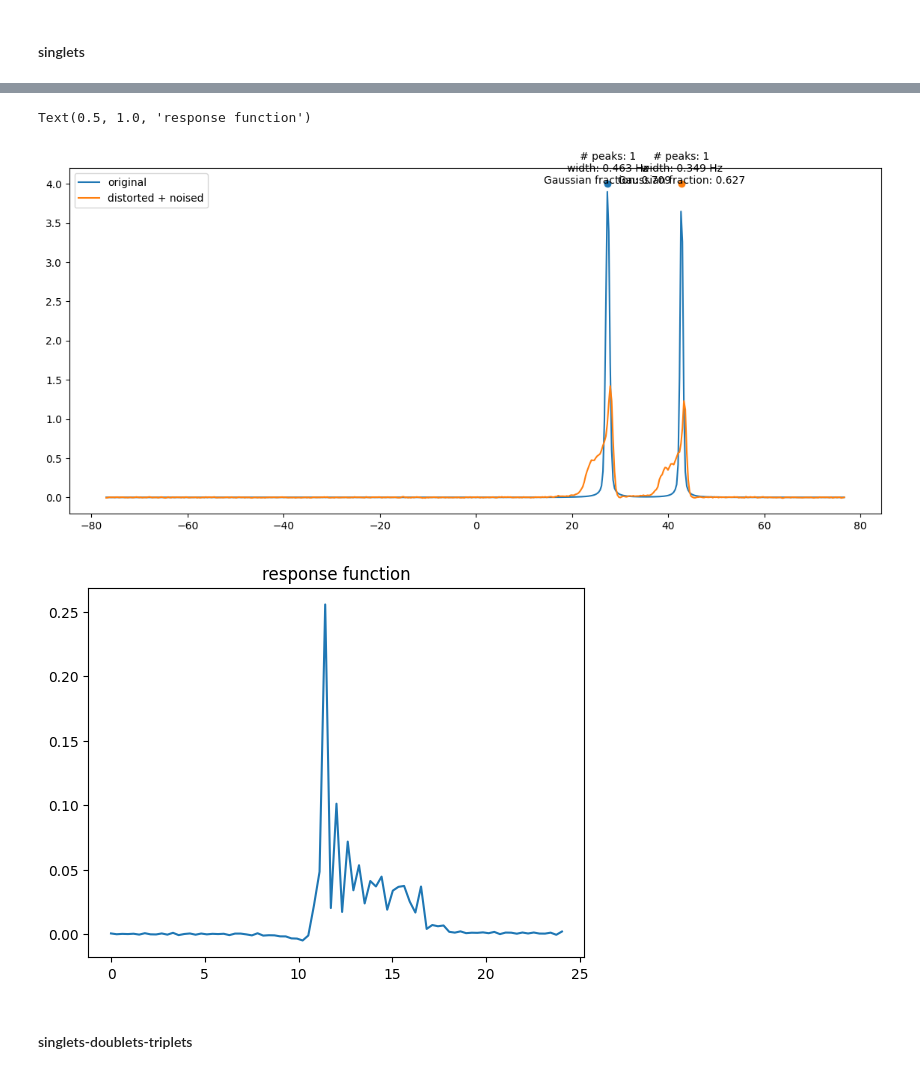
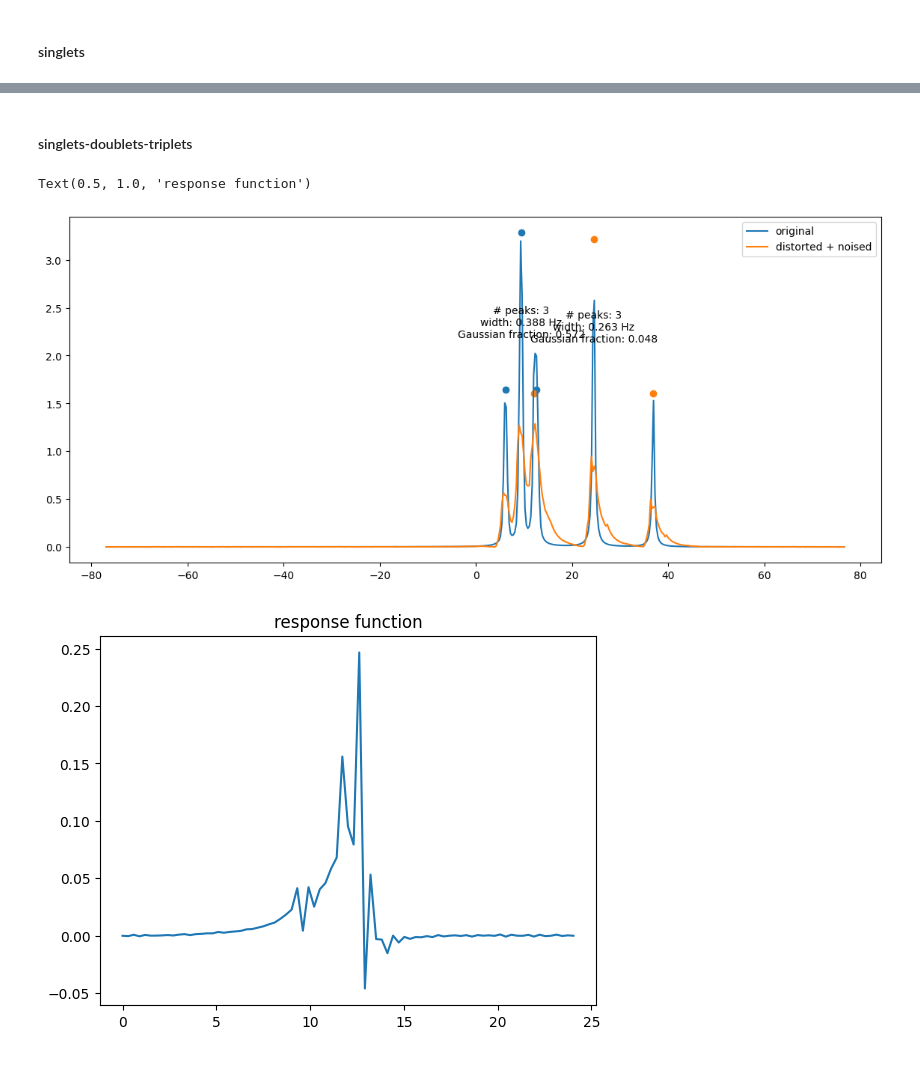
Before and after one commit to center4ml/shimnet, a Jupyter notebook: Workshop_Colab_notebooks/ShimNet_workshop3.ipynb, the cells around one changed output, grey strips where cells are left out. Cells and saved outputs as stored; diff of their text form; code cells hidden in the pictures.

```diff
--- a/Workshop_Colab_notebooks/ShimNet_workshop3.ipynb
+++ b/Workshop_Colab_notebooks/ShimNet_workshop3.ipynb
@@ -236,37 +276,3 @@ data_config = config.data
-# %%
-# get batch
-batch_size = 10
-data_pipe = get_datapipe(**data_config, batch_size=batch_size, include_response_function=True, include_spectrum_data=True)
-batch = next(iter(data_pipe))
-
-# get frequencies
-pixels = data_config.get("pixels", 2048)  # 2048 is the default value
-frequencies = torch.arange(-pixels // 2, pixels // 2) * data_config.frq_step
-# %%
-spectrum_index = 5
-original_spectrum = batch['theoretical_spectrum'][spectrum_index][0].numpy()
-distorted_spectrum = batch['disturbed_spectrum'][spectrum_index][0].numpy()
-distorted_and_noised_spectrum = batch['noised_spectrum'][spectrum_index][0].numpy()
-response_function = batch['response_function'][spectrum_index][0,0].numpy()
-spectrum_data = batch['theoretical_spectrum_data'][spectrum_index]
-
-plt.figure(figsize=(14, 6))
-plt.plot(frequencies, original_spectrum, label='original')
-plt.plot(frequencies, distorted_and_noised_spectrum, label='distorted + noised')
-# optionally: plot peaks
-for multiplet_data in spectrum_data:
-    plt.scatter(multiplet_data["tff_lin"], multiplet_data["thf_lin"])
-    multiplet_center_frq = multiplet_data['tff_lin'].mean().item()
-    plt.text(multiplet_center_frq, multiplet_data['thf_lin'].mean().item(), get_multiplet_info(multiplet_data), horizontalalignment='center')
-plt.legend()
-
-plt.figure()
-plt.plot(np.arange(len(response_function))*data_config.frq_step, response_function)
-plt.title("response function")
-# %% [output]
-Text(0.5, 1.0, 'response function')
-[figure, removed]
-[figure, removed]
 # %% [markdown]
 #### singlets-doublets-triplets
 # %%
@@ -284,30 +290,63 @@ data:
   # frequency step size [Hz]
   frq_step: 0.30048
   # range of the spectrum where multiplets are located (relative)
   relative_frequency_min: -0.4
   relative_frequency_max: 0.4
   # number of multiplets in the spectrum
   number_of_signals_min: 1
   number_of_signals_max: 3
   # spectrum height component range:
   thf_min: 4
   thf_max: 4
   # multiplet height component range:
   relative_height_min: 0.5
   relative_height_max: 2
   # spectrum width component range [Hz]:
   spectrum_width_min: 0.2
   spectrum_width_max: 1
   # multiplet width component range:
   relative_width_min: 1
   relative_width_max: 2
   # Gaussian fraction in multiplet shape:
   trf_min: 0
   trf_max: 1
   # Gaussian noise
   spectrum_noise_min: 0.
   spectrum_noise_max: 0.005
 """
 
 config = OmegaConf.create(yaml_config)
 data_config = config.data
+
+# get batch
+batch_size = 1
+data_pipe = get_datapipe(**data_config, batch_size=batch_size, include_response_function=True, include_spectrum_data=True)
+batch = next(iter(data_pipe))
+
+# get frequencies
+frequencies = torch.arange(-data_config.pixels // 2, data_config.pixels // 2) * data_config.frq_step
+
+spectrum_index = 0
+original_spectrum = batch['theoretical_spectrum'][spectrum_index][0].numpy()
+distorted_spectrum = batch['disturbed_spectrum'][spectrum_index][0].numpy()
+distorted_and_noised_spectrum = batch['noised_spectrum'][spectrum_index][0].numpy()
+response_function = batch['response_function'][spectrum_index][0,0].numpy()
+spectrum_data = batch['theoretical_spectrum_data'][spectrum_index]
+
+plt.figure(figsize=(14, 6))
+plt.plot(frequencies, original_spectrum, label='original')
+plt.plot(frequencies, distorted_and_noised_spectrum, label='distorted + noised')
+# optionally: plot peaks
+for multiplet_data in spectrum_data:
+    plt.scatter(multiplet_data["tff_lin"], multiplet_data["thf_lin"])
+    multiplet_center_frq = multiplet_data['tff_lin'].mean().item()
+    plt.text(multiplet_center_frq, multiplet_data['thf_lin'].mean().item(), get_multiplet_info(multiplet_data), horizontalalignment='center')
+plt.legend()
+
+plt.figure()
+plt.plot(np.arange(len(response_function))*data_config.frq_step, response_function)
+plt.title("response function")
+# %% [output]
+Text(0.5, 1.0, 'response function')
+[figure, added]
+[figure, added]
```
Also changed, not shown: parts of 14 cells of this notebook, 2 other files.
